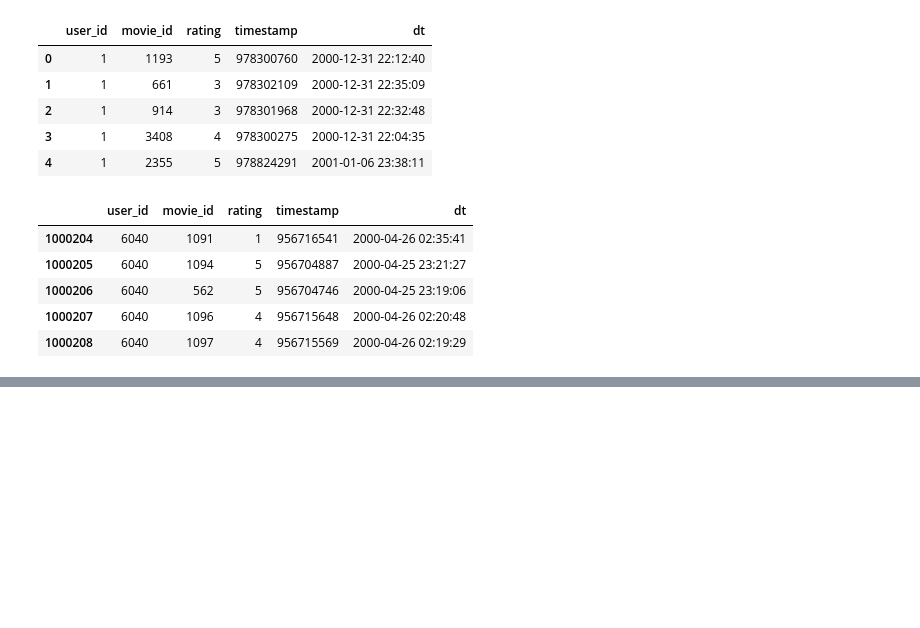
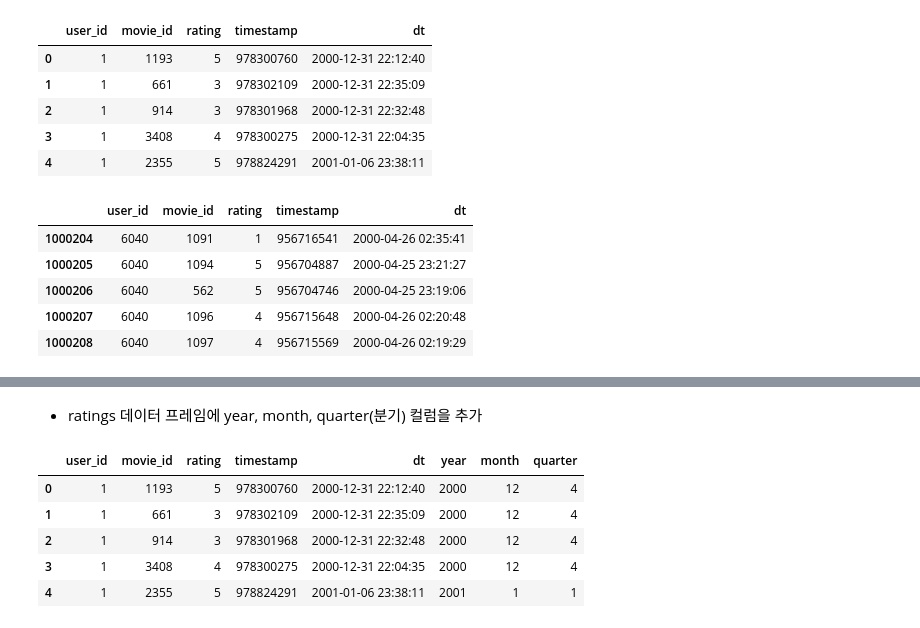
Before and after one commit to JakeOh/202007_itw_bd18, a Jupyter notebook: lab_python/python61_datetime.ipynb, the cells around one changed output, grey strips where cells are left out. Saved outputs shown, nothing was run; the diff lists cells and outputs as text; code cells hidden in the pictures; blank space fills up the shorter version.

```diff
--- a/lab_python/python61_datetime.ipynb
+++ b/lab_python/python61_datetime.ipynb
@@ -170,0 +215,15 @@ ratings.tail()
+# %% [markdown]
+* ratings 데이터 프레임에 year, month, quarter(분기) 컬럼을 추가
+# %%
+ratings['year'] = ratings['dt'].dt.year
+ratings['month'] = ratings['dt'].dt.month
+ratings['quarter'] = ratings['dt'].dt.quarter
+
+ratings.head()
+# %% [output]
+|  | user_id | movie_id | rating | timestamp | dt | year | month | quarter |
+| 0 | 1 | 1193 | 5 | 978300760 | 2000-12-31 22:12:40 | 2000 | 12 | 4 |
+| 1 | 1 | 661 | 3 | 978302109 | 2000-12-31 22:35:09 | 2000 | 12 | 4 |
+| 2 | 1 | 914 | 3 | 978301968 | 2000-12-31 22:32:48 | 2000 | 12 | 4 |
+| 3 | 1 | 3408 | 4 | 978300275 | 2000-12-31 22:04:35 | 2000 | 12 | 4 |
+| 4 | 1 | 2355 | 5 | 978824291 | 2001-01-06 23:38:11 | 2001 | 1 | 1 |
```
Also changed, not shown: parts of 12 cells of this notebook.
